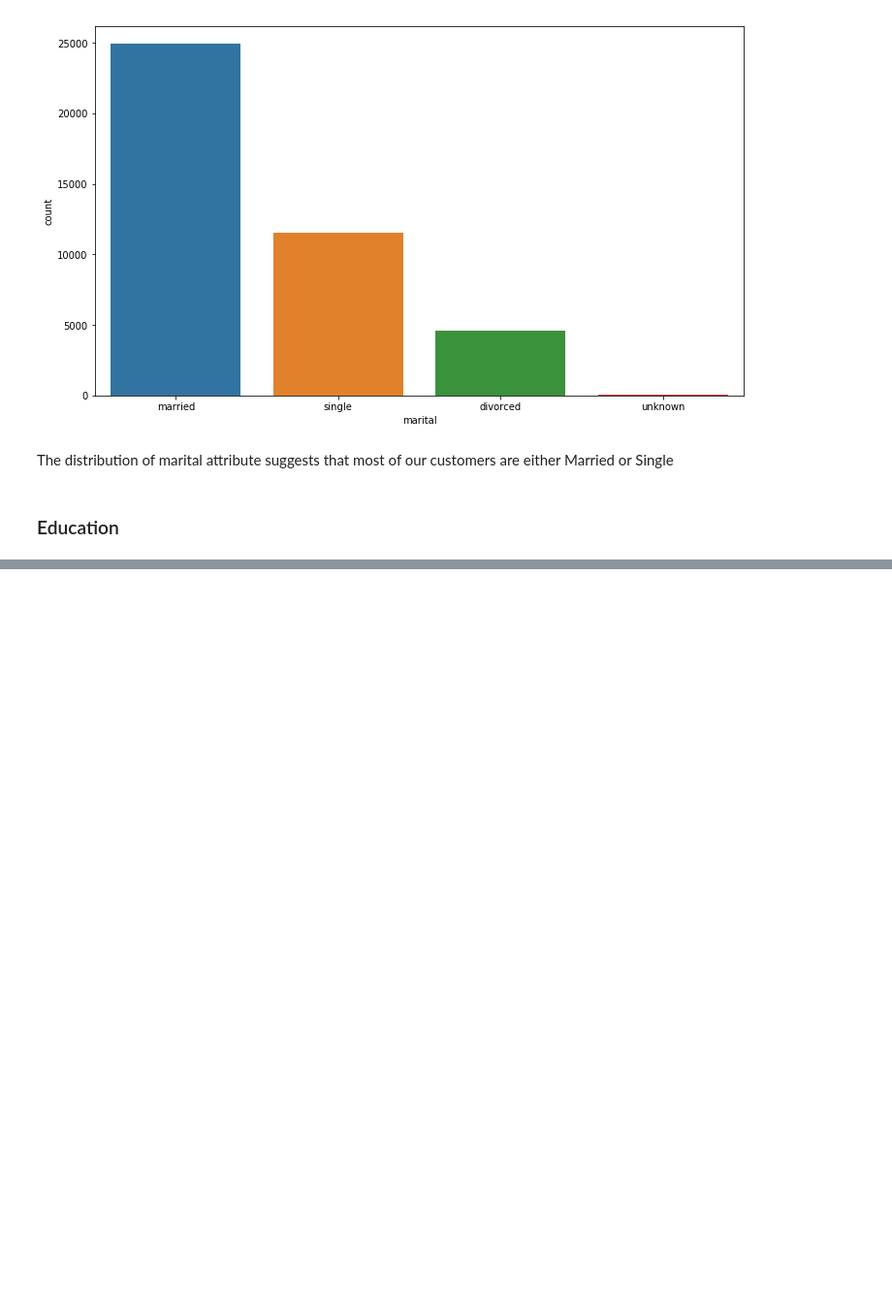
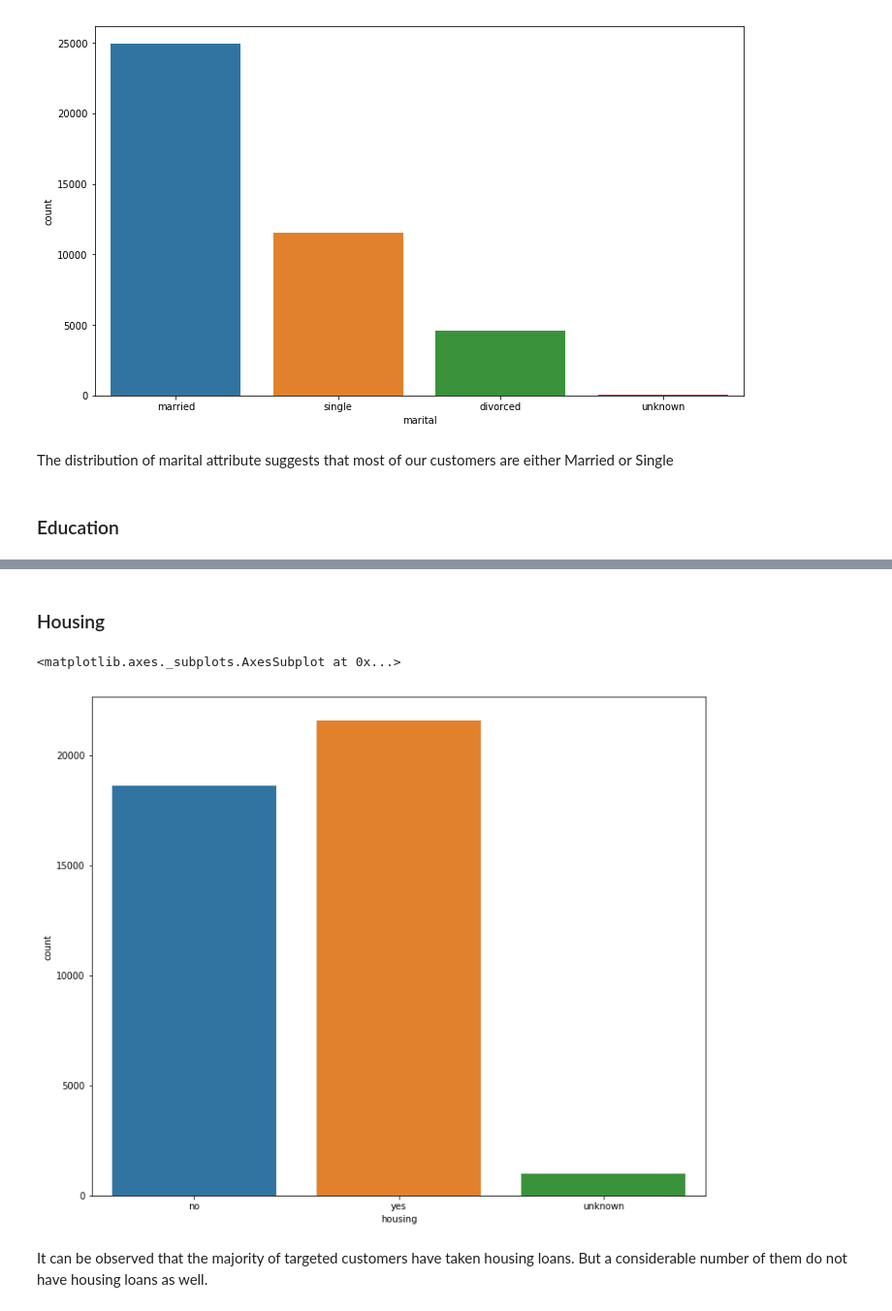
Before and after one commit to Vishal-Mani/Bank-Marketing-Exploratory-Data-Analysis., a Jupyter notebook: Bank_marketing_analysis.ipynb, the cells around one changed output, grey strips where cells are left out. Shown: that part at 97% size. Drawn from its saved outputs; the diff is of its cells as text; code cells hidden in the pictures; blank space fills up the shorter version.

```diff
--- a/Bank_marketing_analysis.ipynb
+++ b/Bank_marketing_analysis.ipynb
@@ -238,0 +291,10 @@ The distribution of marital attribute suggests that most of our customers are ei
+# %% [markdown]
+### Housing
+# %%
+plt.figure(figsize=(12,10))
+sns.countplot(df.housing)
+# %% [output]
+<matplotlib.axes._subplots.AxesSubplot at 0x...>
+[figure, added]
+# %% [markdown]
+It can be observed that the majority of targeted customers have taken housing loans. But a considerable number of them do not have housing loans as well.
```
Also changed, not shown: parts of 11 cells of this notebook.
